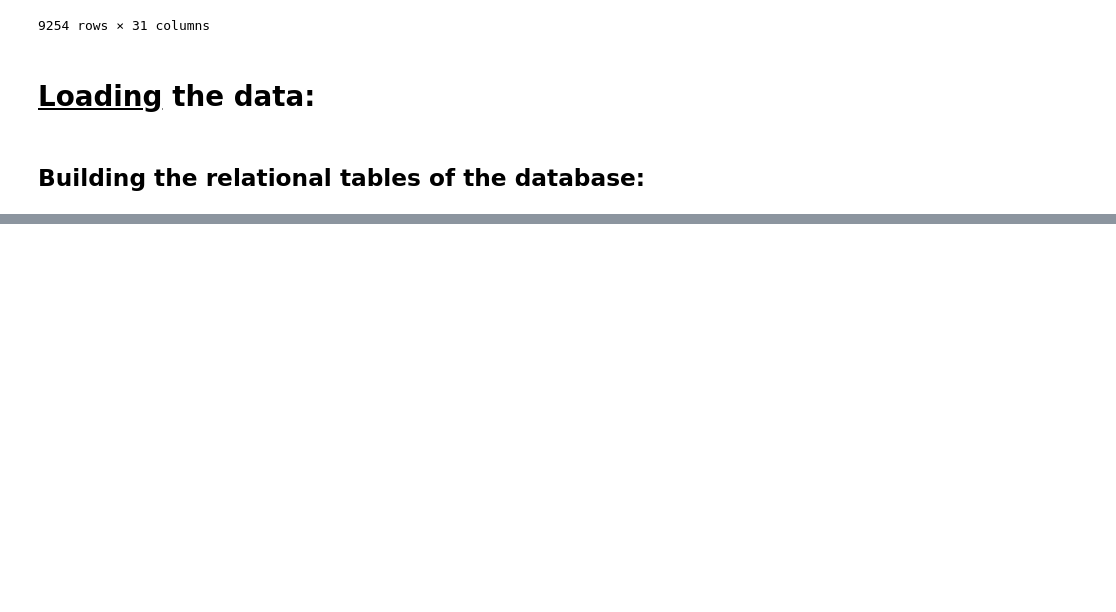
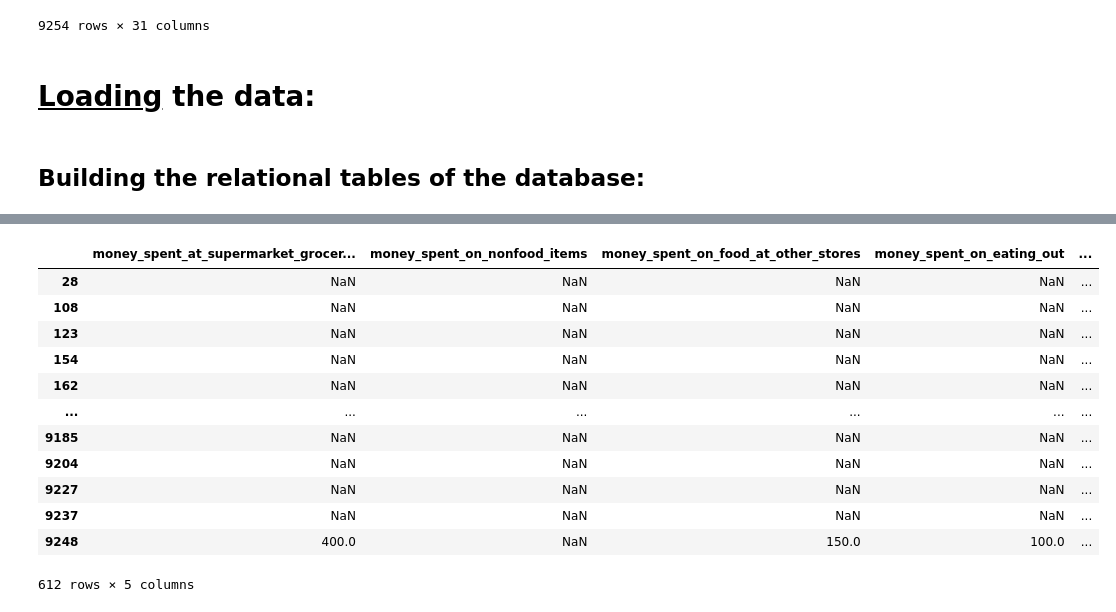
Before and after one commit to javrobs/nhanes_analysis, a Jupyter notebook: notebooks/ETL.ipynb, the cells around one changed output, grey strips where cells are left out. Saved outputs shown, nothing was run; the diff lists cells and outputs as text; code cells hidden in the pictures; blank space fills up the shorter version.

```diff
--- a/notebooks/ETL.ipynb
+++ b/notebooks/ETL.ipynb
@@ -901,0 +923,24 @@ annual_income_table = {primary_key_name: [1, 2, 3, 4, 5, 6, 7, 8, 9, 10, 14, 15,
+# %%
+missing_df = final_df[[ 'money_spent_at_supermarket_grocery_store',
+       'money_spent_on_nonfood_items', 'money_spent_on_food_at_other_stores',
+       'money_spent_on_eating_out', 'money_spent_on_carryout_delivered_foods']].copy()
+
+# for col in missing_df.columns:
+#     print(missing_df[col].isna().value_counts())
+
+missing_df[missing_df.isnull().any(axis=1)]
+missing_df.loc[missing_df[== 777777]]
+# %% [output]
+|  | money_spent_at_supermarket_grocer... | money_spent_on_nonfood_items | money_spent_on_food_at_other_stores | money_spent_on_eating_out | ... |
+| 28 | NaN | NaN | NaN | NaN | ... |
+| 108 | NaN | NaN | NaN | NaN | ... |
+| 123 | NaN | NaN | NaN | NaN | ... |
+| 154 | NaN | NaN | NaN | NaN | ... |
+| 162 | NaN | NaN | NaN | NaN | ... |
+| ... | ... | ... | ... | ... | ... |
+| 9185 | NaN | NaN | NaN | NaN | ... |
+| 9204 | NaN | NaN | NaN | NaN | ... |
+| 9227 | NaN | NaN | NaN | NaN | ... |
+| 9237 | NaN | NaN | NaN | NaN | ... |
+| 9248 | 400.0 | NaN | 150.0 | 100.0 | ... |
+612 rows × 5 columns
```
Also changed, not shown: parts of 4 cells of this notebook, 5 other files.
